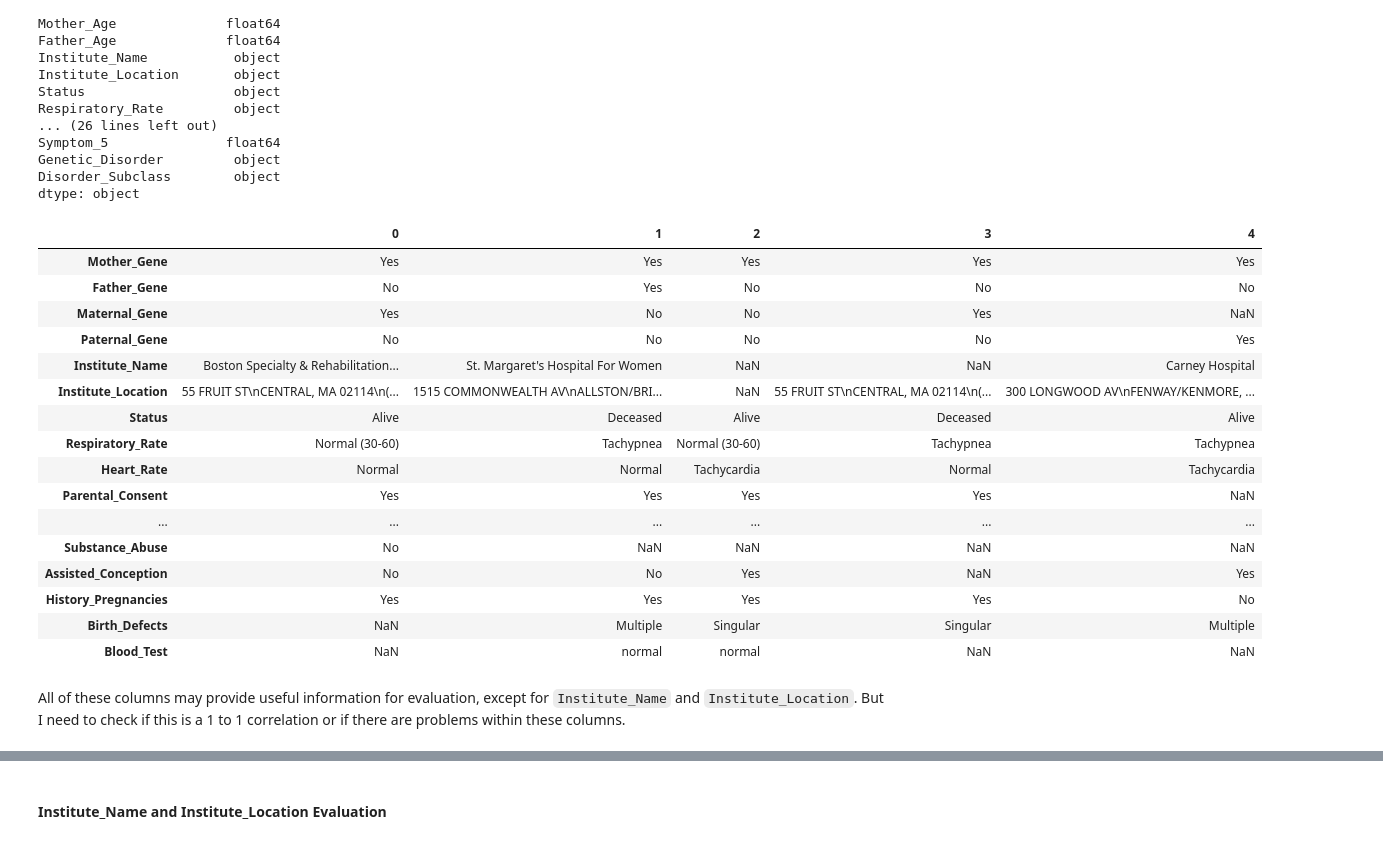
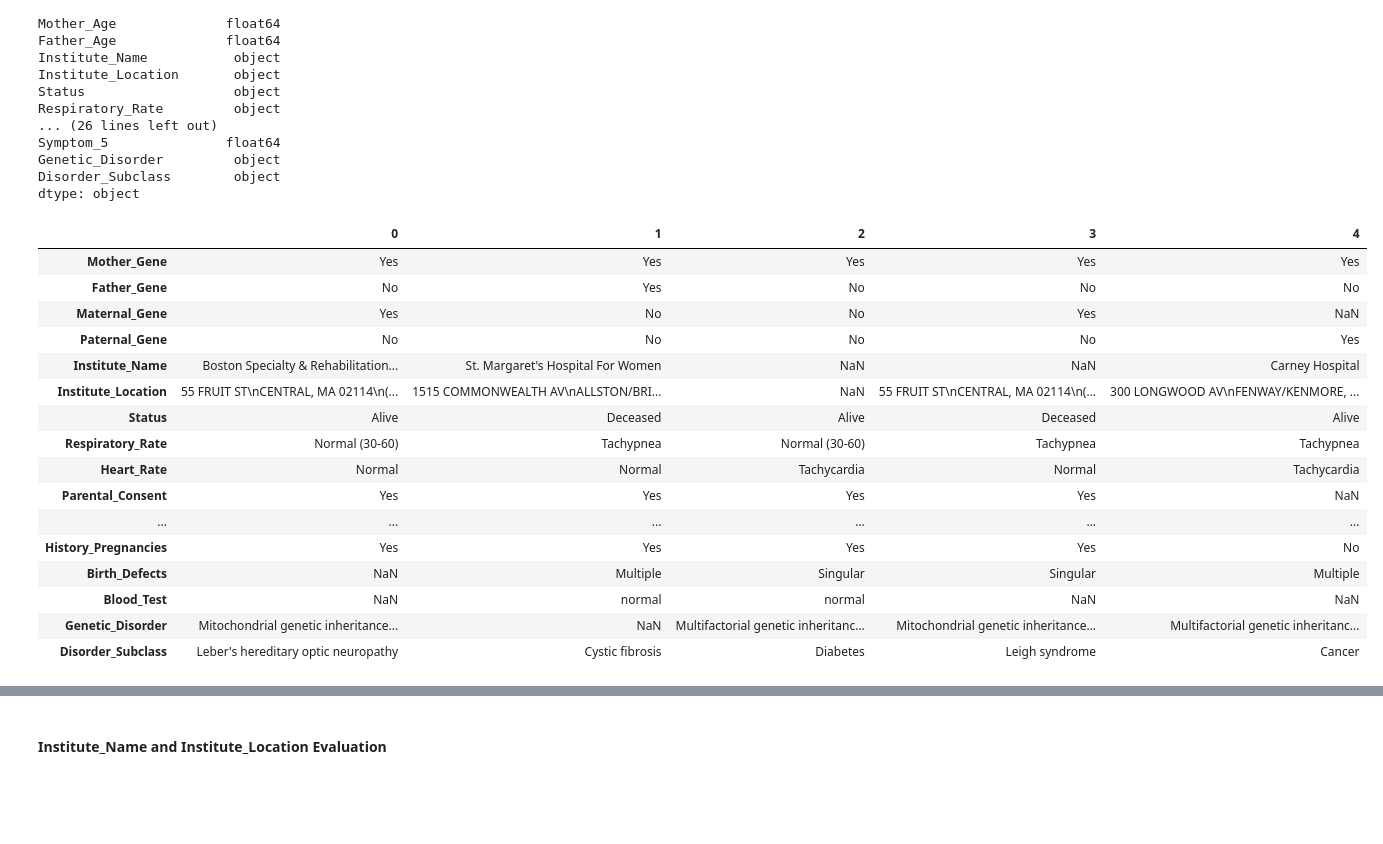
Before and after one commit to ehsung/Capstone-Project-2---Identify-Genetic-Disorder-is-Children, a Jupyter notebook: Notebooks/Data Wrangling.ipynb, the cells around one changed output, grey strips where cells are left out. Drawn from its saved outputs; the diff is of its cells as text; code cells hidden in the pictures; blank space fills up the shorter version.

Commit message:
Updated Data Wrangling

```diff
--- a/Notebooks/Data Wrangling.ipynb
+++ b/Notebooks/Data Wrangling.ipynb
@@ -790,25 +801,25 @@ Genetic_Disorder         object
 Disorder_Subclass        object
 dtype: object
 # %%
-catData = train_data.select_dtypes('object').drop(["Genetic_Disorder", "Disorder_Subclass"], axis=1)
+# Data is subsetted for catagorical data
+# The target columns Genetic_Disorder and Disorder_Subclass are dropped since they have already been reviewed
+catData = train_data.select_dtypes('object')
 catData.head().T
 # %% [output]
 |  | 0 | 1 | 2 | 3 | 4 |
 | Mother_Gene | Yes | Yes | Yes | Yes | Yes |
 | Father_Gene | No | Yes | No | No | No |
 | Maternal_Gene | Yes | No | No | Yes | NaN |
 | Paternal_Gene | No | No | No | No | Yes |
 | Institute_Name | Boston Specialty & Rehabilitation... | St. Margaret's Hospital For Women | NaN | NaN | Carney Hospital |
 | Institute_Location | 55 FRUIT ST\nCENTRAL, MA 02114\n(... | 1515 COMMONWEALTH AV\nALLSTON/BRI... | NaN | 55 FRUIT ST\nCENTRAL, MA 02114\n(... | 300 LONGWOOD AV\nFENWAY/KENMORE, ... |
 | Status | Alive | Deceased | Alive | Deceased | Alive |
 | Respiratory_Rate | Normal (30-60) | Tachypnea | Normal (30-60) | Tachypnea | Tachypnea |
 | Heart_Rate | Normal | Normal | Tachycardia | Normal | Tachycardia |
 | Parental_Consent | Yes | Yes | Yes | Yes | NaN |
 | ... | ... | ... | ... | ... | ... |
-| Substance_Abuse | No | NaN | NaN | NaN | NaN |
-| Assisted_Conception | No | No | Yes | NaN | Yes |
 | History_Pregnancies | Yes | Yes | Yes | Yes | No |
 | Birth_Defects | NaN | Multiple | Singular | Singular | Multiple |
 | Blood_Test | NaN | normal | normal | NaN | NaN |
+| Genetic_Disorder | Mitochondrial genetic inheritance... | NaN | Multifactorial genetic inheritanc... | Mitochondrial genetic inheritance... | Multifactorial genetic inheritanc... |
+| Disorder_Subclass | Leber's hereditary optic neuropathy | Cystic fibrosis | Diabetes | Leigh syndrome | Cancer |
-# %% [markdown]
-All of these columns may provide useful information for evaluation, except for `Institute_Name` and `Institute_Location`. But I need to check if this is a 1 to 1 correlation or if there are problems within these columns.
```
Also changed, not shown: parts of 107 cells of this notebook, 2 other files.
